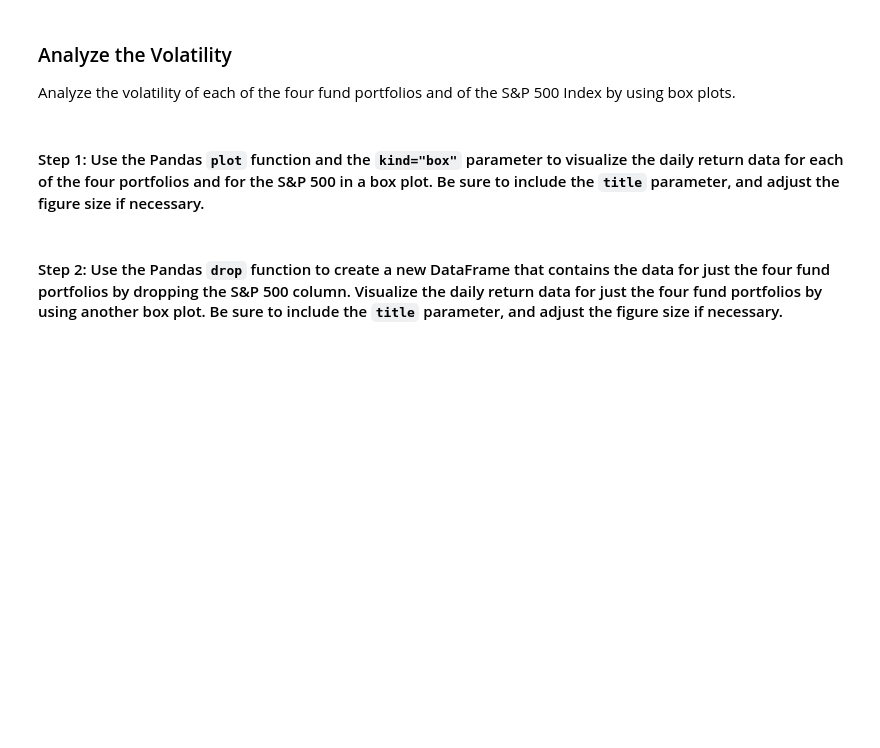
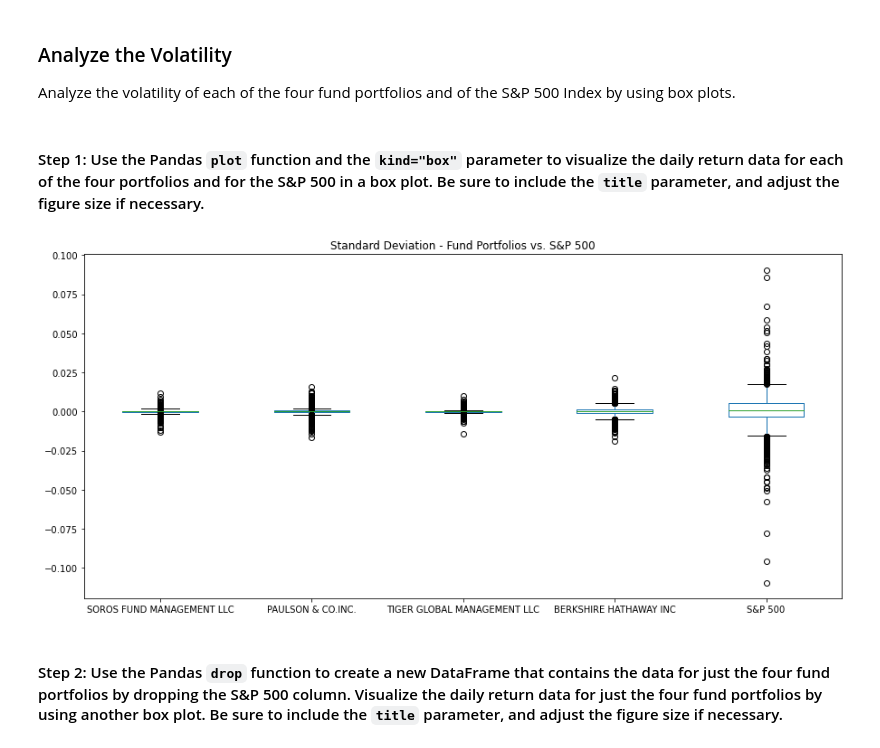
Before and after one commit to jasonjgarcia24/risk-return-analysis, a Jupyter notebook: risk_return_analysis.ipynb, the cells around one changed output. Cells and saved outputs as stored; diff of their text form; code cells hidden in the pictures; blank space fills up the shorter version.

```diff
--- a/risk_return_analysis.ipynb
+++ b/risk_return_analysis.ipynb
@@ -200,7 +202,9 @@ Analyze the volatility of each of the four fund portfolios and of the S&P 500 In
 # %%
 # Use the daily return data to create box plots to visualize the volatility of the 4 funds and the S&P 500
 # Include a title parameter and adjust the figure size
-# YOUR CODE HERE
+daily_returns.plot.box(figsize=(15,7), title="Standard Deviation - Fund Portfolios vs. S&P 500");
+# %% [output]
+[figure, added]
 # %% [markdown]
 #### Step 2: Use the Pandas `drop` function to create a new DataFrame that contains the data for just the four fund portfolios by dropping the S&P 500 column. Visualize the daily return data for just the four fund portfolios by using another box plot. Be sure to include the `title` parameter, and adjust the figure size if necessary.
 # %%
```
Also changed, not shown: parts of 12 cells of this notebook.
